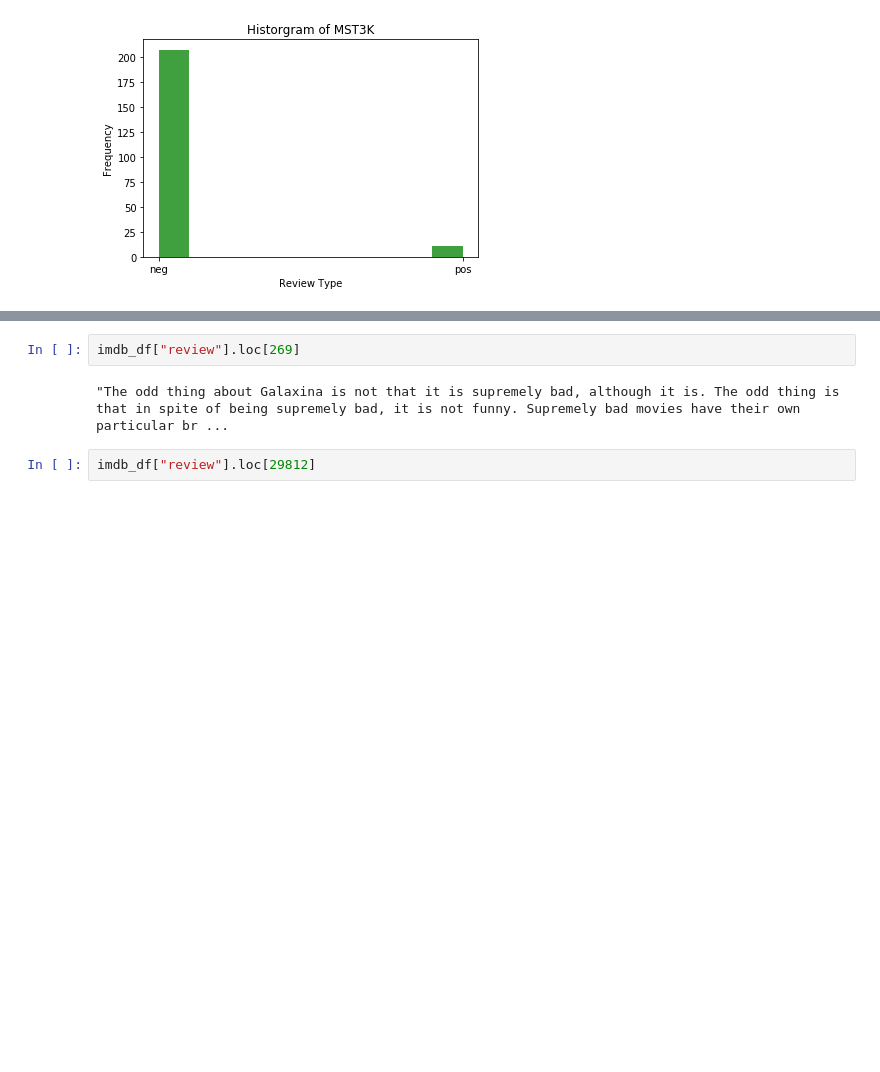
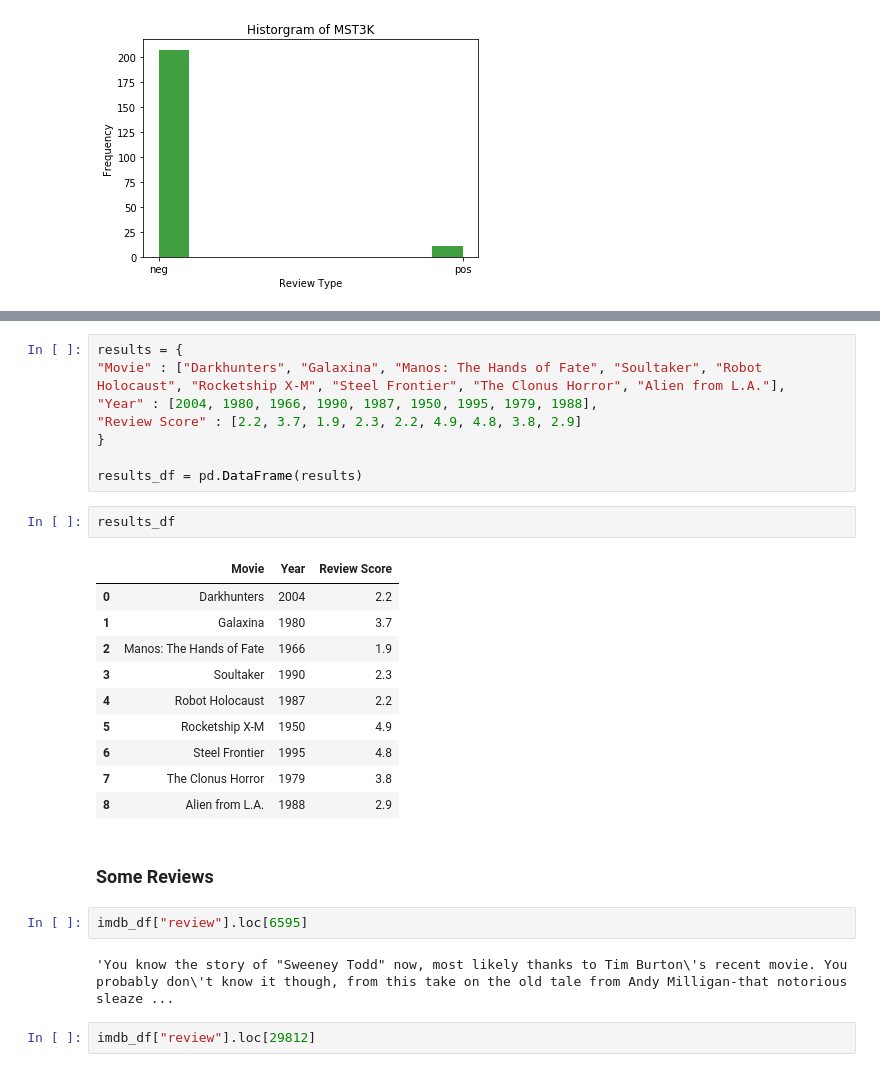
Before and after one commit to MrThomasPin/what-is-mst3k, a Jupyter notebook: imdb_mst3k.ipynb, the cells around one changed output, grey strips where cells are left out. Cells and saved outputs as stored; diff of their text form; blank space fills up the shorter version.

```diff
--- a/imdb_mst3k.ipynb
+++ b/imdb_mst3k.ipynb
@@ -127,7 +133,30 @@ mst3k_df[50:60]
+# %%
+results = {
+"Movie" : ["Darkhunters", "Galaxina", "Manos: The Hands of Fate", "Soultaker", "Robot Holocaust", "Rocketship X-M", "Steel Frontier", "The Clonus Horror", "Alien from L.A."],
+"Year" : [2004, 1980, 1966, 1990, 1987, 1950, 1995, 1979, 1988],
+"Review Score" : [2.2, 3.7, 1.9, 2.3, 2.2, 4.9, 4.8, 3.8, 2.9]
+}
+
+results_df = pd.DataFrame(results)
+# %%
+results_df
+# %% [output]
+|  | Movie | Year | Review Score |
+| 0 | Darkhunters | 2004 | 2.2 |
+| 1 | Galaxina | 1980 | 3.7 |
+| 2 | Manos: The Hands of Fate | 1966 | 1.9 |
+| 3 | Soultaker | 1990 | 2.3 |
+| 4 | Robot Holocaust | 1987 | 2.2 |
+| 5 | Rocketship X-M | 1950 | 4.9 |
+| 6 | Steel Frontier | 1995 | 4.8 |
+| 7 | The Clonus Horror | 1979 | 3.8 |
+| 8 | Alien from L.A. | 1988 | 2.9 |
+# %% [markdown]
+### Some Reviews
 # %%
-imdb_df["review"].loc[269]
+imdb_df["review"].loc[6595]
 # %% [output]
-"The odd thing about Galaxina is not that it is supremely bad, although it is. The odd thing is that in spite of being supremely bad, it is not funny. Supremely bad movies have their own particular br ...
+'You know the story of "Sweeney Todd" now, most likely thanks to Tim Burton\'s recent movie. You probably don\'t know it though, from this take on the old tale from Andy Milligan-that notorious sleaze ...
 # %%
 imdb_df["review"].loc[29812]
 # %% [output]
```
Also changed, not shown: parts of 13 cells of this notebook.
